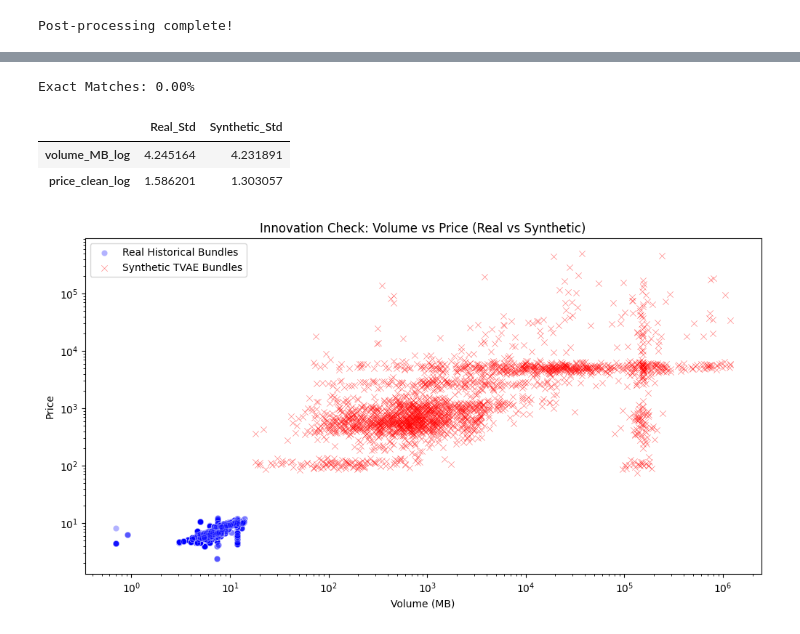
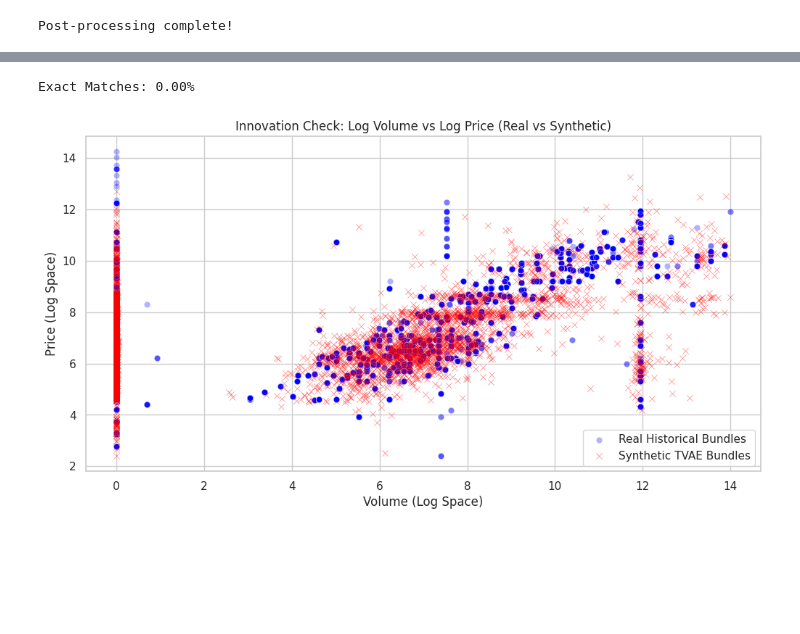
Before and after one commit to shaza-hussein/mintel, a Jupyter notebook: notebooks/03_Generate_Bundles_TVAE.ipynb, the cells around one changed output, grey strips where cells are left out. Cells and saved outputs as stored; diff of their text form; code cells hidden in the pictures; blank space fills up the shorter version.

```diff
--- a/notebooks/03_Generate_Bundles_TVAE.ipynb
+++ b/notebooks/03_Generate_Bundles_TVAE.ipynb
@@ -1082,43 +1618,34 @@ duplicates = pd.merge(df_train, synthetic_raw, how='inner')
 exact_match_ratio = (len(duplicates) / len(synthetic_raw)) * 100
 
 print(f"Exact Matches: {exact_match_ratio:.2f}%")
-
-std_comparison = pd.DataFrame({
-    'Real_Std': df_train[['volume_MB_log', 'price_clean_log']].std(),
-    'Synthetic_Std': synthetic_raw[['volume_MB_log', 'price_clean_log']].std()
-})
-display(std_comparison)
 # %% [output]
 Exact Matches: 0.00%
-|  | Real_Std | Synthetic_Std |
-| volume_MB_log | 4.245164 | 4.231891 |
-| price_clean_log | 1.586201 | 1.303057 |
 # %%
-
+import matplotlib.pyplot as plt
+import seaborn as sns
 
 plt.figure(figsize=(12, 6))
 
 
 sns.scatterplot(
     data=df_train,
     x='volume_MB_log', y='price_clean_log',
     color='blue', alpha=0.3, label='Real Historical Bundles'
 )
 
 
 sns.scatterplot(
-    data=synthetic_bundles_ready,
-    x='volume_MB', y='baseline_price',
+    data=synthetic_raw,
+    x='volume_MB_log', y='price_clean_log',
     color='red', alpha=0.5, marker='x', label='Synthetic TVAE Bundles'
 )
 
-plt.xscale('log')
-plt.yscale('log')
-plt.title('Innovation Check: Volume vs Price (Real vs Synthetic)')
-plt.xlabel('Volume (MB)')
-plt.ylabel('Price')
+
+plt.title('Innovation Check: Log Volume vs Log Price (Real vs Synthetic)')
+plt.xlabel('Volume (Log Space)')
+plt.ylabel('Price (Log Space)')
 plt.legend()
 plt.show()
 # %% [output]
-[figure, old version]
+[figure, new version]
 # %%
```
Also changed, not shown: parts of 47 cells of this notebook.
